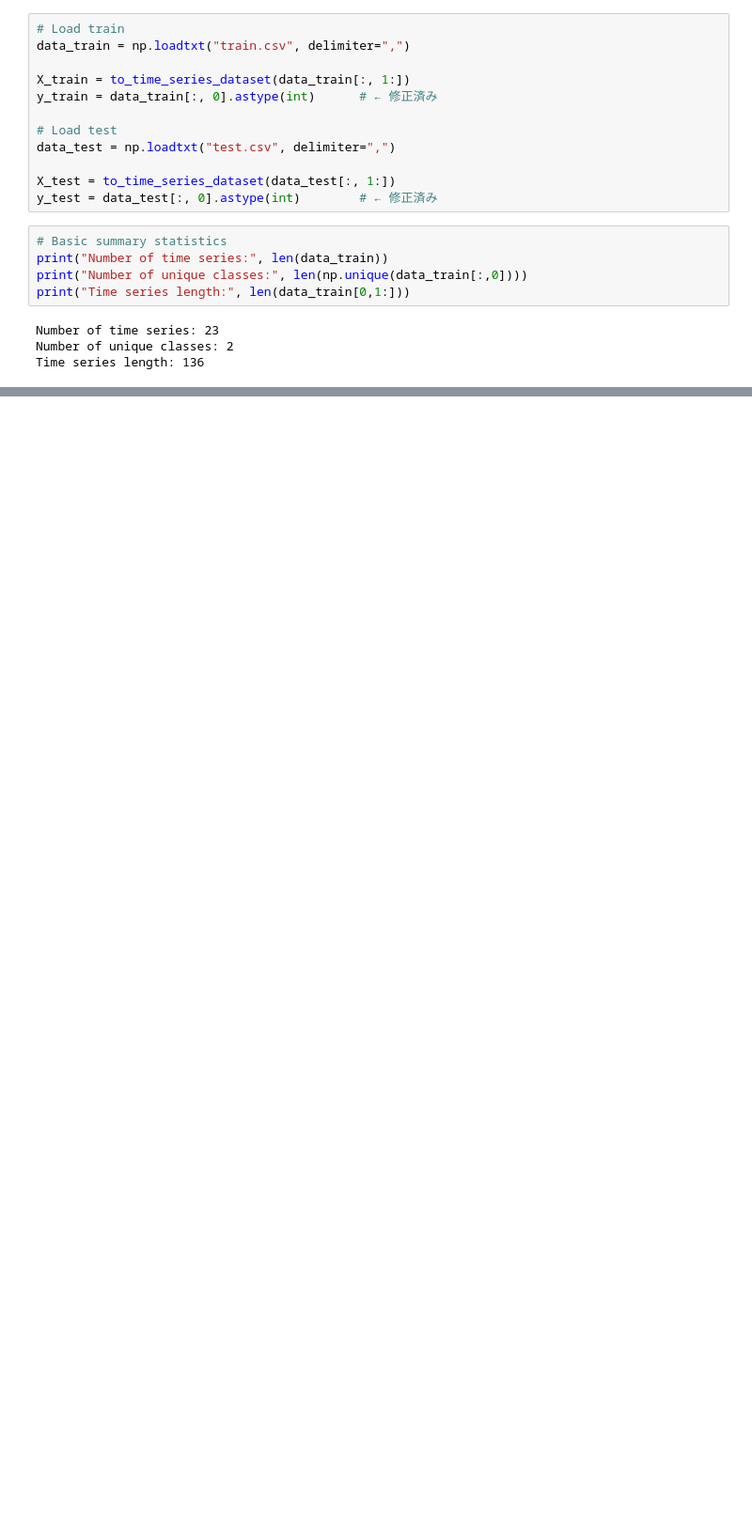
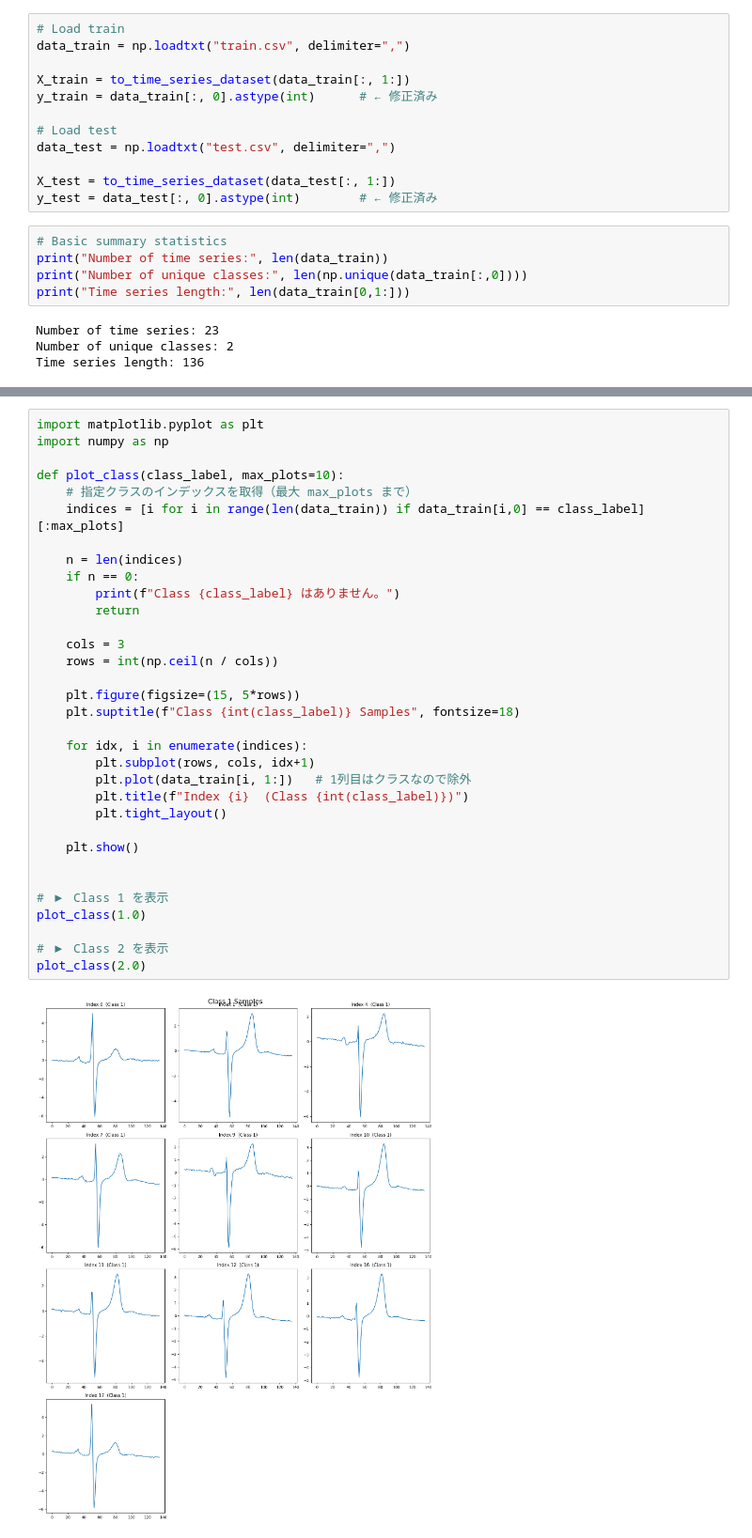
Before and after one commit to RuoAndo/musashino-university, a Jupyter notebook: ecg/train-test.ipynb, the cells around one changed output, grey strips where cells are left out. Shown at 94% size. Drawn from its saved outputs; the diff is of its cells as text; blank space fills up the shorter version.

```diff
--- a/ecg/train-test.ipynb
+++ b/ecg/train-test.ipynb
@@ -56,0 +90,35 @@ Time series length: 136
+# %%
+import matplotlib.pyplot as plt
+import numpy as np
+
+def plot_class(class_label, max_plots=10):
+    # 指定クラスのインデックスを取得（最大 max_plots まで）
+    indices = [i for i in range(len(data_train)) if data_train[i,0] == class_label][:max_plots]
+
+    n = len(indices)
+    if n == 0:
+        print(f"Class {class_label} はありません。")
+        return
+
+    cols = 3
+    rows = int(np.ceil(n / cols))
+
+    plt.figure(figsize=(15, 5*rows))
+    plt.suptitle(f"Class {int(class_label)} Samples", fontsize=18)
+
+    for idx, i in enumerate(indices):
+        plt.subplot(rows, cols, idx+1)
+        plt.plot(data_train[i, 1:])   # 1列目はクラスなので除外
+        plt.title(f"Index {i}  (Class {int(class_label)})")
+        plt.tight_layout()
+
+    plt.show()
+
+
+# ▶ Class 1 を表示
+plot_class(1.0)
+
+# ▶ Class 2 を表示
+plot_class(2.0)
+# %% [output]
+[figure, added]
```
Also changed, not shown: parts of 5 cells of this notebook.
